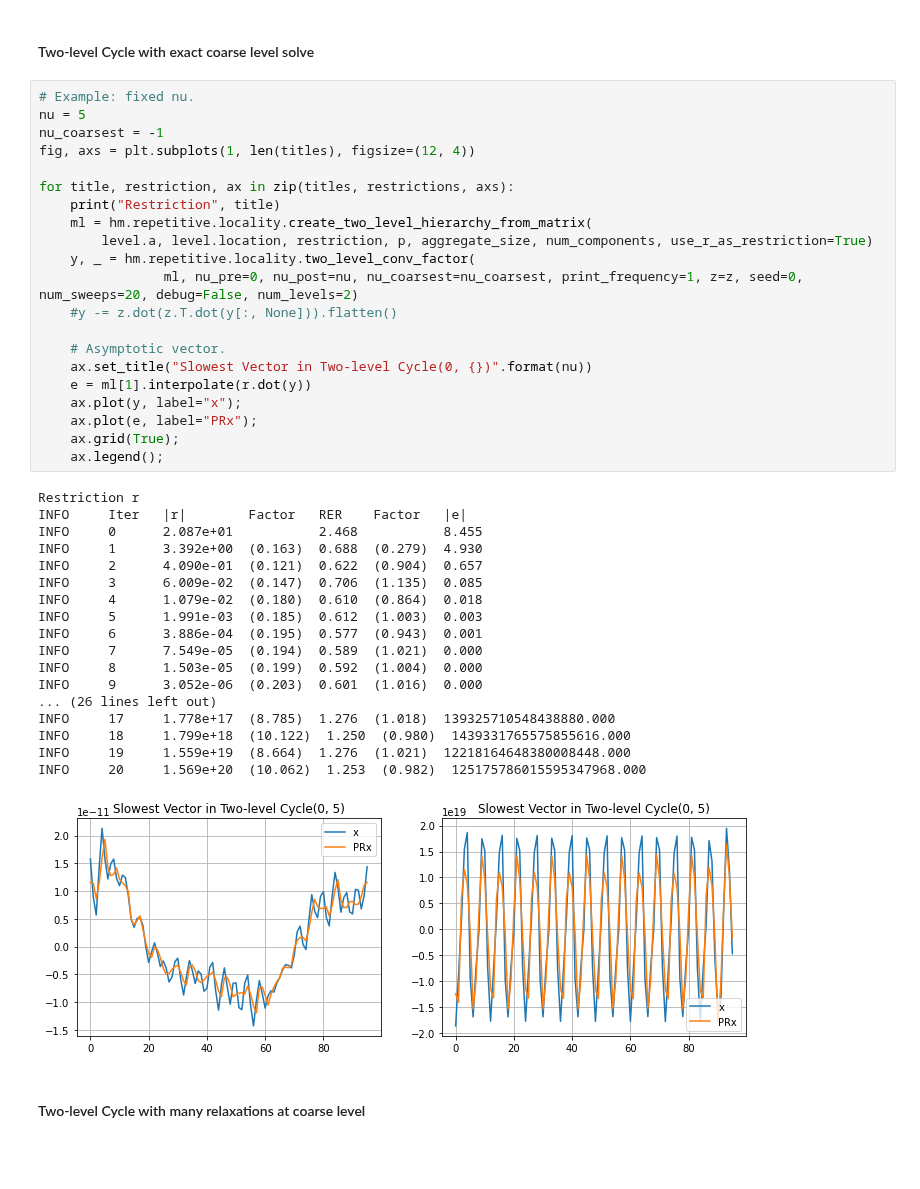
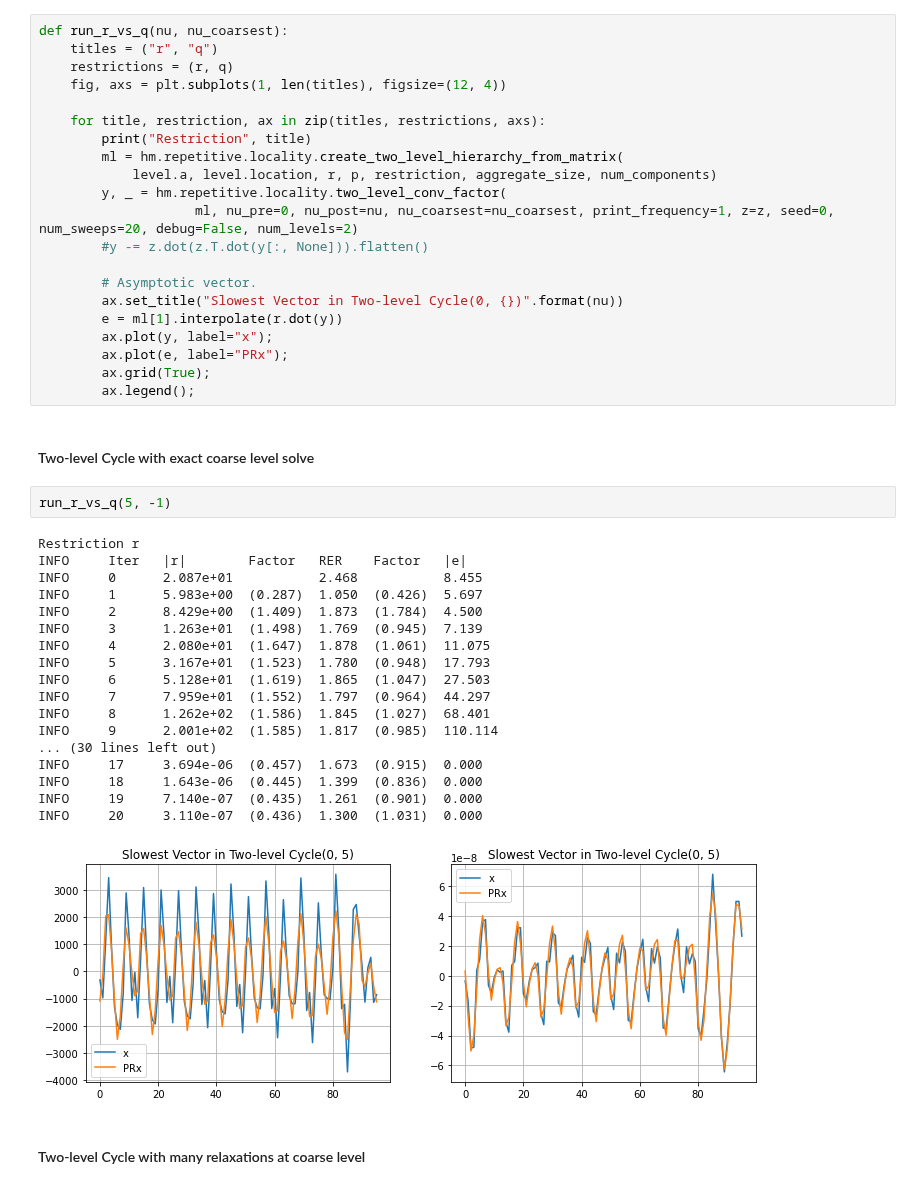
Before and after one commit to 436ahsan/Helmholtz, a Jupyter notebook: notebooks/repetitive/4_2_coarsening_3_level_qap.ipynb, the cells around one changed output. Drawn from its saved outputs; the diff is of its cells as text; blank space fills up the shorter version.

```diff
--- a/notebooks/repetitive/4_2_coarsening_3_level_qap.ipynb
+++ b/notebooks/repetitive/4_2_coarsening_3_level_qap.ipynb
@@ -256,48 +140,50 @@ Convergence Factors
 # %% [markdown]
 ### Slowest Component, RER reduction
 All measurements (RER, plot of errors) are performed after removing the null components after each cycle. Cycles are $(0, \nu)$, so the error is measured after relaxations.
+# %%
+def run_r_vs_q(nu, nu_coarsest):
+    titles = ("r", "q")
+    restrictions = (r, q)
+    fig, axs = plt.subplots(1, len(titles), figsize=(12, 4))
+
+    for title, restriction, ax in zip(titles, restrictions, axs):
+        print("Restriction", title)
+        ml = hm.repetitive.locality.create_two_level_hierarchy_from_matrix(
+            level.a, level.location, r, p, restriction, aggregate_size, num_components)
+        y, _ = hm.repetitive.locality.two_level_conv_factor(
+                    ml, nu_pre=0, nu_post=nu, nu_coarsest=nu_coarsest, print_frequency=1, z=z, seed=0, num_sweeps=20, debug=False, num_levels=2)
+        #y -= z.dot(z.T.dot(y[:, None])).flatten()
+
+        # Asymptotic vector.
+        ax.set_title("Slowest Vector in Two-level Cycle(0, {})".format(nu))
+        e = ml[1].interpolate(r.dot(y))
+        ax.plot(y, label="x");
+        ax.plot(e, label="PRx");
+        ax.grid(True);
+        ax.legend();
 # %% [markdown]
 #### Two-level Cycle with exact coarse level solve
 # %%
-# Example: fixed nu.
-nu = 5
-nu_coarsest = -1
-fig, axs = plt.subplots(1, len(titles), figsize=(12, 4))
-
-for title, restriction, ax in zip(titles, restrictions, axs):
-    print("Restriction", title)
-    ml = hm.repetitive.locality.create_two_level_hierarchy_from_matrix(
-        level.a, level.location, restriction, p, aggregate_size, num_components, use_r_as_restriction=True)
-    y, _ = hm.repetitive.locality.two_level_conv_factor(
-                ml, nu_pre=0, nu_post=nu, nu_coarsest=nu_coarsest, print_frequency=1, z=z, seed=0, num_sweeps=20, debug=False, num_levels=2)
-    #y -= z.dot(z.T.dot(y[:, None])).flatten()
-
-    # Asymptotic vector.
-    ax.set_title("Slowest Vector in Two-level Cycle(0, {})".format(nu))
-    e = ml[1].interpolate(r.dot(y))
-    ax.plot(y, label="x");
-    ax.plot(e, label="PRx");
-    ax.grid(True);
-    ax.legend();
+run_r_vs_q(5, -1)
 # %% [output]
 Restriction r
 INFO     Iter   |r|        Factor   RER    Factor   |e|
 INFO     0      2.087e+01           2.468           8.455
-INFO     1      3.392e+00  (0.163)  0.688  (0.279)  4.930
-INFO     2      4.090e-01  (0.121)  0.622  (0.904)  0.657
-INFO     3      6.009e-02  (0.147)  0.706  (1.135)  0.085
-INFO     4      1.079e-02  (0.180)  0.610  (0.864)  0.018
-INFO     5      1.991e-03  (0.185)  0.612  (1.003)  0.003
-INFO     6      3.886e-04  (0.195)  0.577  (0.943)  0.001
-INFO     7      7.549e-05  (0.194)  0.589  (1.021)  0.000
-INFO     8      1.503e-05  (0.199)  0.592  (1.004)  0.000
-INFO     9      3.052e-06  (0.203)  0.601  (1.016)  0.000
-... (26 lines left out)
-INFO     17     1.778e+17  (8.785)  1.276  (1.018)  139325710548438880.000
-INFO     18     1.799e+18  (10.122)  1.250  (0.980)  1439331765575855616.000
-INFO     19     1.559e+19  (8.664)  1.276  (1.021)  12218164648380008448.000
-INFO     20     1.569e+20  (10.062)  1.253  (0.982)  125175786015595347968.000
+INFO     1      5.983e+00  (0.287)  1.050  (0.426)  5.697
+INFO     2      8.429e+00  (1.409)  1.873  (1.784)  4.500
+INFO     3      1.263e+01  (1.498)  1.769  (0.945)  7.139
+INFO     4      2.080e+01  (1.647)  1.878  (1.061)  11.075
+INFO     5      3.167e+01  (1.523)  1.780  (0.948)  17.793
+INFO     6      5.128e+01  (1.619)  1.865  (1.047)  27.503
+INFO     7      7.959e+01  (1.552)  1.797  (0.964)  44.297
+INFO     8      1.262e+02  (1.586)  1.845  (1.027)  68.401
+INFO     9      2.001e+02  (1.585)  1.817  (0.985)  110.114
+... (30 lines left out)
+INFO     17     3.694e-06  (0.457)  1.673  (0.915)  0.000
+INFO     18     1.643e-06  (0.445)  1.399  (0.836)  0.000
+INFO     19     7.140e-07  (0.435)  1.261  (0.901)  0.000
+INFO     20     3.110e-07  (0.436)  1.300  (1.031)  0.000
-[figure, old version]
+[figure, new version]
 # %% [markdown]
 #### Two-level Cycle with many relaxations at coarse level
 # %%
```
Also changed, not shown: parts of 20 cells of this notebook, 6 other files.
